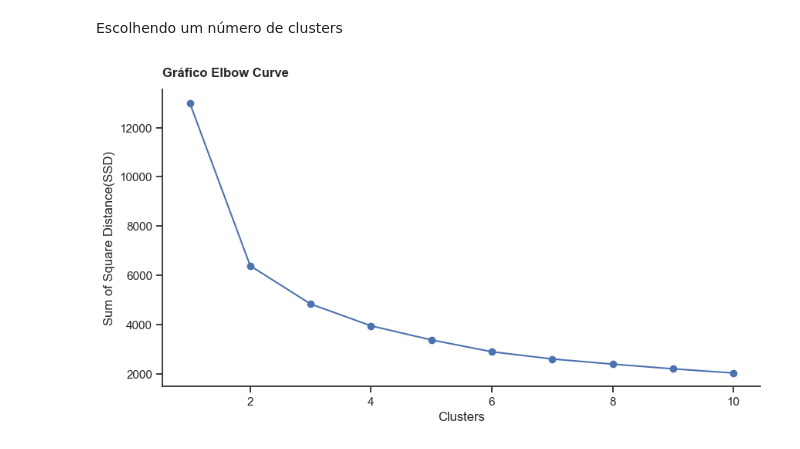
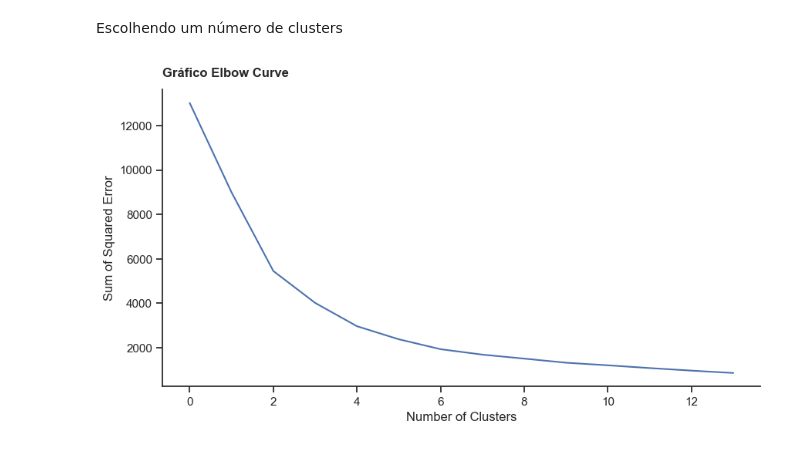
Before and after one commit to maisonhenrique/portifolio, a Jupyter notebook: Analise_Cohort_RFV/AnaliseCohort_RFV.ipynb, the cells around one changed output. Drawn from its saved outputs; the diff is of its cells as text; code cells hidden in the pictures.

```diff
--- a/Analise_Cohort_RFV/AnaliseCohort_RFV.ipynb
+++ b/Analise_Cohort_RFV/AnaliseCohort_RFV.ipynb
@@ -556,7 +429,7 @@ df_rfv.describe(percentiles=[0.25,0.5,0.75,0.9,0.95,0.99])
 # Criação da coluna score
 df_rfv['recency_score'] = pd.cut(df_rfv['Recency'], bins=[0,18,51,143,263,375], labels=[5,4,3,2,1])
 df_rfv['recency_score'] = df_rfv['recency_score'].astype('int')
-df_rfv['frequency_score'] = pd.cut(df_rfv['Frequency'], bins=[0,1,2,5,9,210], labels=[1,2,3,4,5])
+df_rfv['frequency_score'] = pd.cut(df_rfv['Frequency'], bins=[0,18,42,99,203,7677], labels=[1,2,3,4,5])
 df_rfv['frequency_score'] = df_rfv['frequency_score'].astype('int')
 df_rfv['monetary_score'] = pd.cut(df_rfv['Monetary'], bins=[1,306,668,1650,3614,290000], labels=[1,2,3,4,5])
 df_rfv['monetary_score'] = df_rfv['monetary_score'].astype('int')
@@ -713,14 +579,0 @@ df_rfv.groupby('score').agg({'Recency': 'mean','Frequency': 'mean', 'Monetary':
-# %%
-# Definindo a função segments com os segmentos e RFM_Score correspondentes
-def segments(df):
-    if df['score'] > 11:
-        return 'Platinum'
-    elif df['score'] > 8:
-        return 'Gold'
-    elif df['score'] > 5:
-        return 'Silver'
-    else:
-        return 'Bronze'
-
-df_rfv['general_segment'] = df_rfv.apply(segments, axis=1)
-df_rfv
@@ -777,7 +603,7 @@ def segmentar(row):
     return 'Outro'
 
 # Aplicando a função para criar a coluna 'Segmento'
-df_rfv['segmento'] = df_rfv.apply(segmentar, axis=1)
+df_rfv['segment'] = df_rfv.apply(segmentar, axis=1)
 df_rfv
 # %% [output]
 |  | CustomerID | Recency | Frequency | Monetary | recency_score | frequency_score | monetary_score | mean_score | ... |
@@ -880,25 +671,31 @@ plt.show()
 #### Implementação de Clustering K-Means
 # %%
 # Modelo
+cols = ['Recency','Frequency','Monetary']
+
+standardized_df = df_kmeans.copy()
+
 scaler = StandardScaler()
-scaler.fit(df_kmeans_log)
+scaler.fit(df_kmeans[cols])
 
-df_kmeans_norm= scaler.transform(df_kmeans_log)
+standardized_features = scaler.transform(df_kmeans[cols])
+standardized_df[cols] = standardized_features
 # %% [markdown]
 Escolhendo um número de clusters
 # %%
 # Gráfico Elbow Curve para decidir K
 ssd = []
-for num_clusters in list(range(1,11)):
-    model_clus = KMeans(n_clusters = num_clusters, max_iter=50)
-    model_clus.fit(df_kmeans_norm)
-    ssd.append(model_clus.inertia_)
+for k in list(range(1,15)):
+    model= KMeans(n_clusters = k)
+    model.fit(standardized_df[cols])
+    ssd.append(model.inertia_)
 
 plt.figure(figsize=(10,5))
-plt.plot(np.arange(1,11,1), ssd, '-o')
-plt.xlabel('Clusters')
-plt.ylabel('Sum of Square Distance(SSD)')
+plt.plot(ssd, '')
+
 plt.title('Gráfico Elbow Curve', fontsize=12, loc='left', pad=12)
+plt.xlabel("Number of Clusters")
+plt.ylabel("Sum of Squared Error")
 plt.show()
 # %% [output]
-[figure, old version]
+[figure, new version]
```
Also changed, not shown: parts of 63 cells of this notebook, 1 other file.
